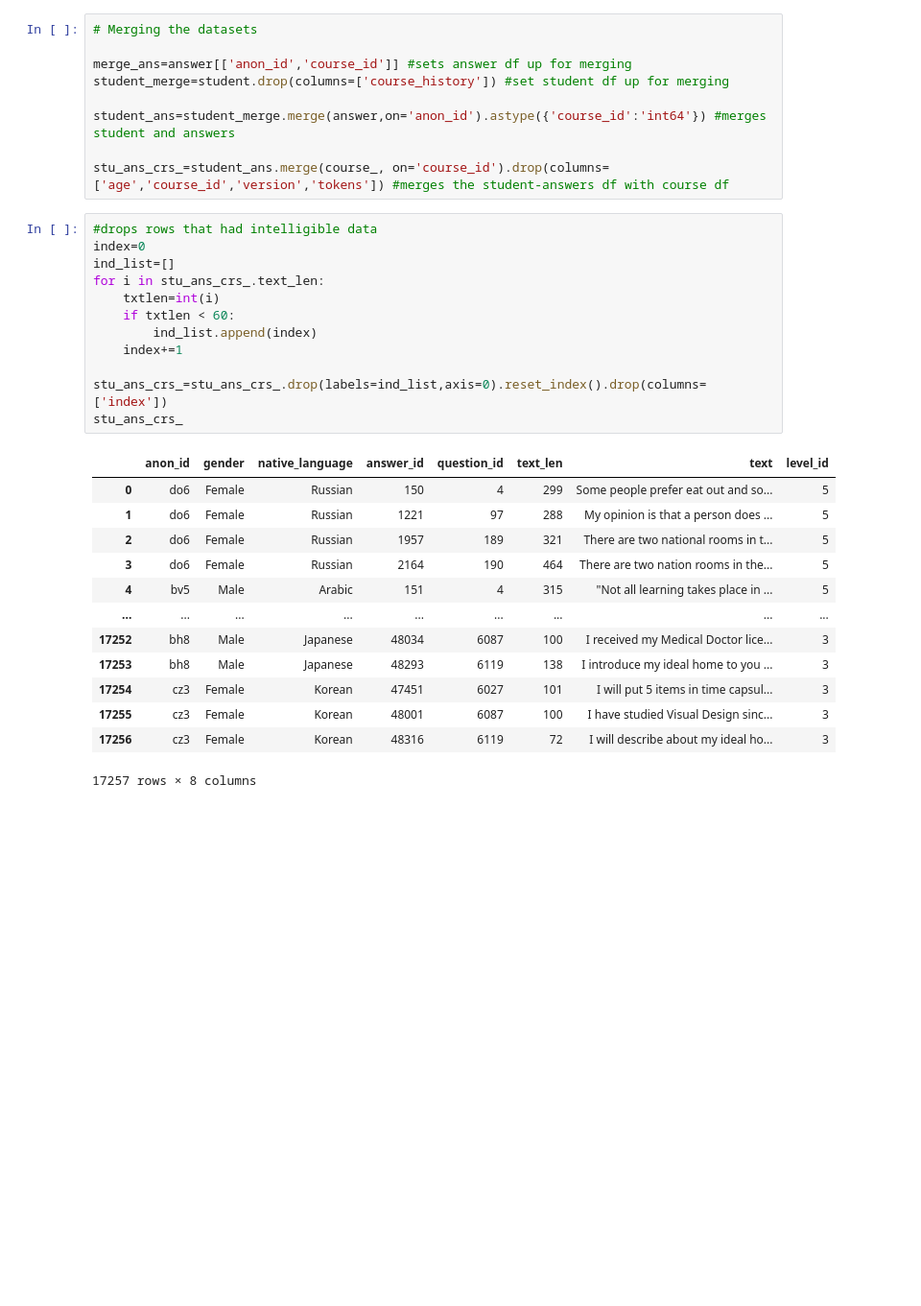
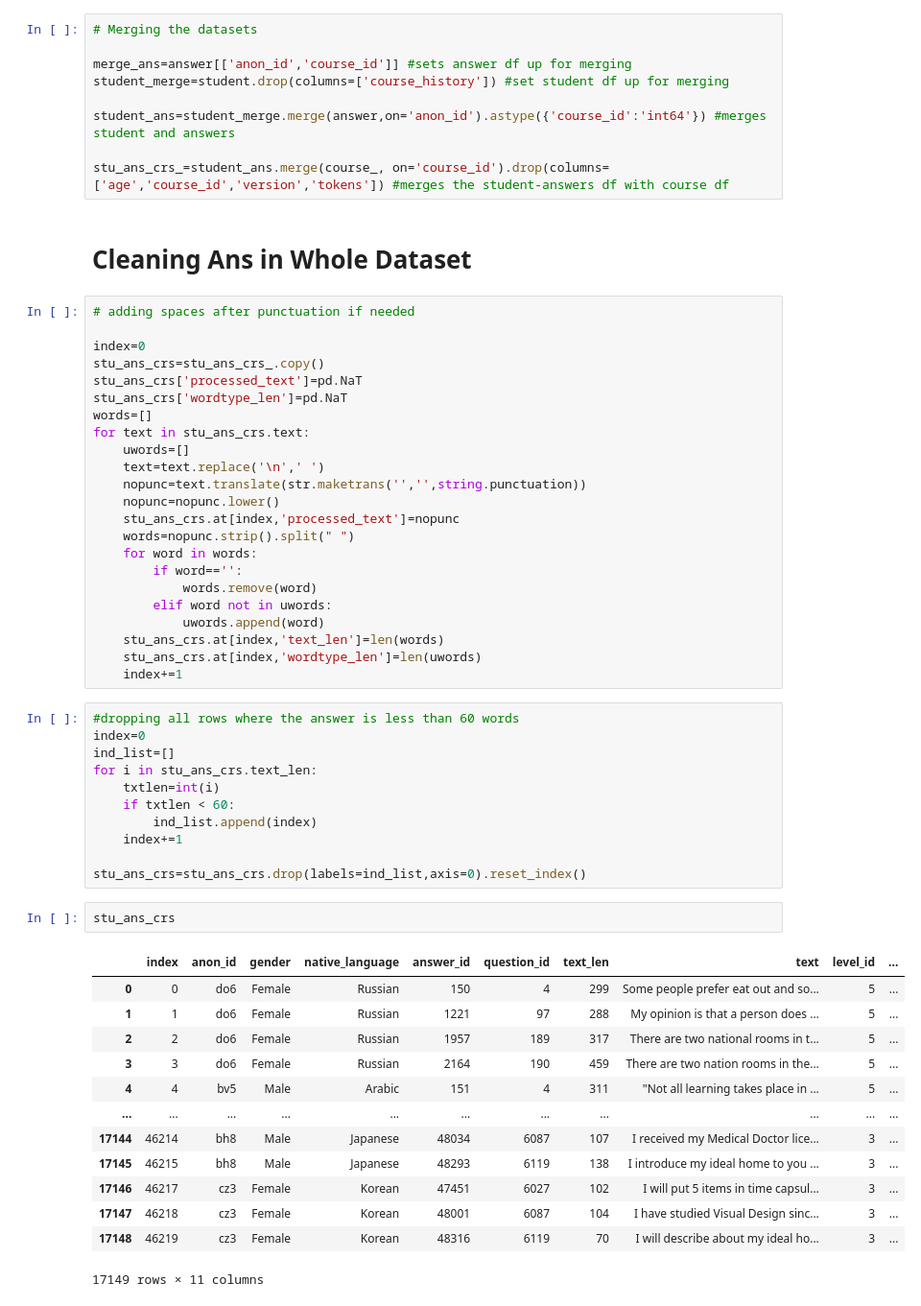
Before and after one commit to mencer456/LRDC-Research, a Jupyter notebook: Data Analysis 1.ipynb, the cells around one changed output. Shown at 96% size. Saved outputs shown, nothing was run; the diff lists cells and outputs as text; blank space fills up the shorter version.

```diff
--- a/Data Analysis 1.ipynb
+++ b/Data Analysis 1.ipynb
@@ -70,29 +63,55 @@ student_merge=student.drop(columns=['course_history']) #set student df up for me
 student_ans=student_merge.merge(answer,on='anon_id').astype({'course_id':'int64'}) #merges student and answers
 
 stu_ans_crs_=student_ans.merge(course_, on='course_id').drop(columns=['age','course_id','version','tokens']) #merges the student-answers df with course df
+# %% [markdown]
+# Cleaning Ans in Whole Dataset
+# %%
+# adding spaces after punctuation if needed
+
+index=0
+stu_ans_crs=stu_ans_crs_.copy()
+stu_ans_crs['processed_text']=pd.NaT
+stu_ans_crs['wordtype_len']=pd.NaT
+words=[]
+for text in stu_ans_crs.text:
+    uwords=[]
+    text=text.replace('\n',' ')
+    nopunc=text.translate(str.maketrans('','',string.punctuation))
+    nopunc=nopunc.lower()
+    stu_ans_crs.at[index,'processed_text']=nopunc
+    words=nopunc.strip().split(" ")
+    for word in words:
+        if word=='':
+            words.remove(word)
+        elif word not in uwords:
+            uwords.append(word)
+    stu_ans_crs.at[index,'text_len']=len(words)
+    stu_ans_crs.at[index,'wordtype_len']=len(uwords)
+    index+=1
 # %%
-#drops rows that had intelligible data
+#dropping all rows where the answer is less than 60 words
 index=0
 ind_list=[]
-for i in stu_ans_crs_.text_len:
+for i in stu_ans_crs.text_len:
     txtlen=int(i)
     if txtlen < 60:
         ind_list.append(index)
     index+=1
 
-stu_ans_crs_=stu_ans_crs_.drop(labels=ind_list,axis=0).reset_index().drop(columns=['index'])
-stu_ans_crs_
+stu_ans_crs=stu_ans_crs.drop(labels=ind_list,axis=0).reset_index()
-# %% [output]
-|  | anon_id | gender | native_language | answer_id | question_id | text_len | text | level_id |
-| 0 | do6 | Female | Russian | 150 | 4 | 299 | Some people prefer eat out and so... | 5 |
-| 1 | do6 | Female | Russian | 1221 | 97 | 288 | My opinion is that a person does ... | 5 |
-| 2 | do6 | Female | Russian | 1957 | 189 | 321 | There are two national rooms in t... | 5 |
-| 3 | do6 | Female | Russian | 2164 | 190 | 464 | There are two nation rooms in the... | 5 |
-| 4 | bv5 | Male | Arabic | 151 | 4 | 315 | "Not all learning takes place in ... | 5 |
-| ... | ... | ... | ... | ... | ... | ... | ... | ... |
-| 17252 | bh8 | Male | Japanese | 48034 | 6087 | 100 | I received my Medical Doctor lice... | 3 |
-| 17253 | bh8 | Male | Japanese | 48293 | 6119 | 138 | I introduce my ideal home to you ... | 3 |
-| 17254 | cz3 | Female | Korean | 47451 | 6027 | 101 | I will put 5 items in time capsul... | 3 |
-| 17255 | cz3 | Female | Korean | 48001 | 6087 | 100 | I have studied Visual Design sinc... | 3 |
-| 17256 | cz3 | Female | Korean | 48316 | 6119 | 72 | I will describe about my ideal ho... | 3 |
-17257 rows × 8 columns
+# %%
+stu_ans_crs
+# %% [output]
+|  | index | anon_id | gender | native_language | answer_id | question_id | text_len | text | level_id | ... |
+| 0 | 0 | do6 | Female | Russian | 150 | 4 | 299 | Some people prefer eat out and so... | 5 | ... |
+| 1 | 1 | do6 | Female | Russian | 1221 | 97 | 288 | My opinion is that a person does ... | 5 | ... |
+| 2 | 2 | do6 | Female | Russian | 1957 | 189 | 317 | There are two national rooms in t... | 5 | ... |
+| 3 | 3 | do6 | Female | Russian | 2164 | 190 | 459 | There are two nation rooms in the... | 5 | ... |
+| 4 | 4 | bv5 | Male | Arabic | 151 | 4 | 311 | "Not all learning takes place in ... | 5 | ... |
+| ... | ... | ... | ... | ... | ... | ... | ... | ... | ... | ... |
+| 17144 | 46214 | bh8 | Male | Japanese | 48034 | 6087 | 107 | I received my Medical Doctor lice... | 3 | ... |
+| 17145 | 46215 | bh8 | Male | Japanese | 48293 | 6119 | 138 | I introduce my ideal home to you ... | 3 | ... |
+| 17146 | 46217 | cz3 | Female | Korean | 47451 | 6027 | 102 | I will put 5 items in time capsul... | 3 | ... |
+| 17147 | 46218 | cz3 | Female | Korean | 48001 | 6087 | 104 | I have studied Visual Design sinc... | 3 | ... |
+| 17148 | 46219 | cz3 | Female | Korean | 48316 | 6119 | 70 | I will describe about my ideal ho... | 3 | ... |
+17149 rows × 11 columns
```
Also changed, not shown: parts of 41 cells of this notebook.
